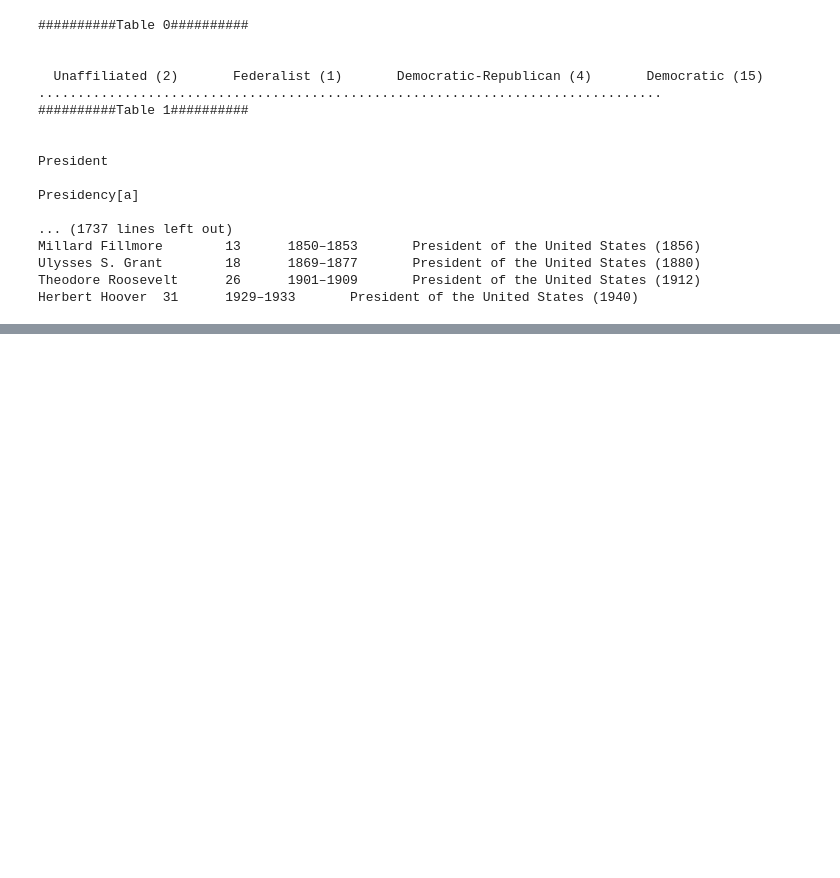
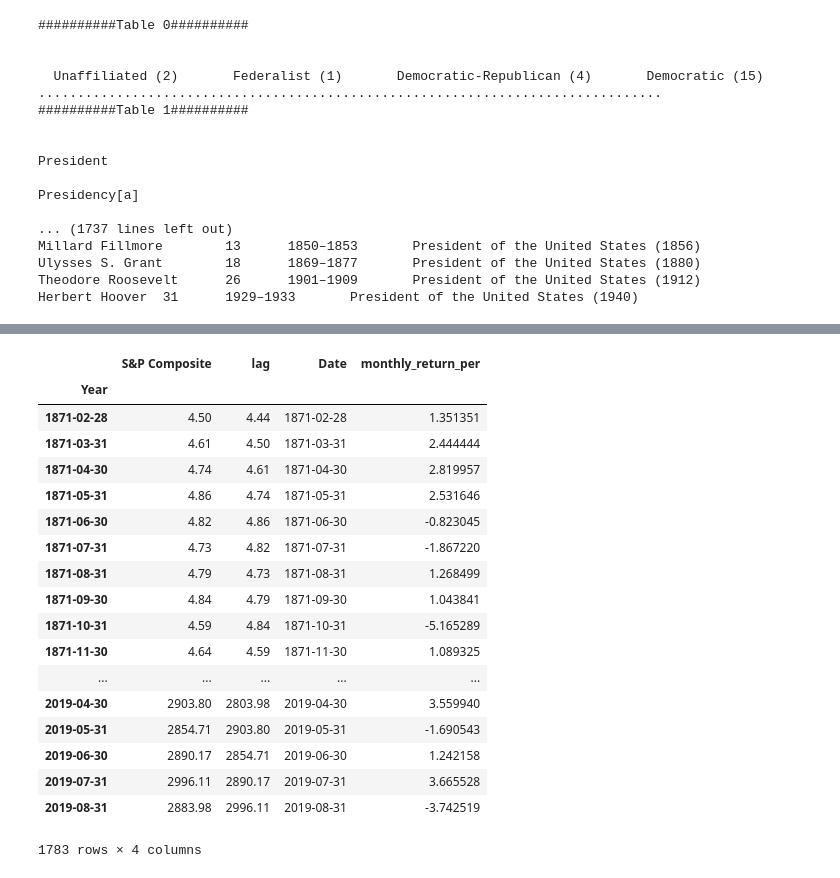
Before and after one commit to Carterbouley/mod_3_project, a Jupyter notebook: Josh Notebook.ipynb, the cells around one changed output, grey strips where cells are left out. Cells and saved outputs as stored; diff of their text form; code cells hidden in the pictures; blank space fills up the shorter version.

```diff
--- a/Josh Notebook.ipynb
+++ b/Josh Notebook.ipynb
@@ -393,0 +461,22 @@ df1
+# %%
+sp
+# %% [output]
+|  | S&P Composite | lag | Date | monthly_return_per |
+| Year |  |  |  |  |
+| 1871-02-28 | 4.50 | 4.44 | 1871-02-28 | 1.351351 |
+| 1871-03-31 | 4.61 | 4.50 | 1871-03-31 | 2.444444 |
+| 1871-04-30 | 4.74 | 4.61 | 1871-04-30 | 2.819957 |
+| 1871-05-31 | 4.86 | 4.74 | 1871-05-31 | 2.531646 |
+| 1871-06-30 | 4.82 | 4.86 | 1871-06-30 | -0.823045 |
+| 1871-07-31 | 4.73 | 4.82 | 1871-07-31 | -1.867220 |
+| 1871-08-31 | 4.79 | 4.73 | 1871-08-31 | 1.268499 |
+| 1871-09-30 | 4.84 | 4.79 | 1871-09-30 | 1.043841 |
+| 1871-10-31 | 4.59 | 4.84 | 1871-10-31 | -5.165289 |
+| 1871-11-30 | 4.64 | 4.59 | 1871-11-30 | 1.089325 |
+| ... | ... | ... | ... | ... |
+| 2019-04-30 | 2903.80 | 2803.98 | 2019-04-30 | 3.559940 |
+| 2019-05-31 | 2854.71 | 2903.80 | 2019-05-31 | -1.690543 |
+| 2019-06-30 | 2890.17 | 2854.71 | 2019-06-30 | 1.242158 |
+| 2019-07-31 | 2996.11 | 2890.17 | 2019-07-31 | 3.665528 |
+| 2019-08-31 | 2883.98 | 2996.11 | 2019-08-31 | -3.742519 |
+1783 rows × 4 columns
```
Also changed, not shown: parts of 14 cells of this notebook, 2 other files.
